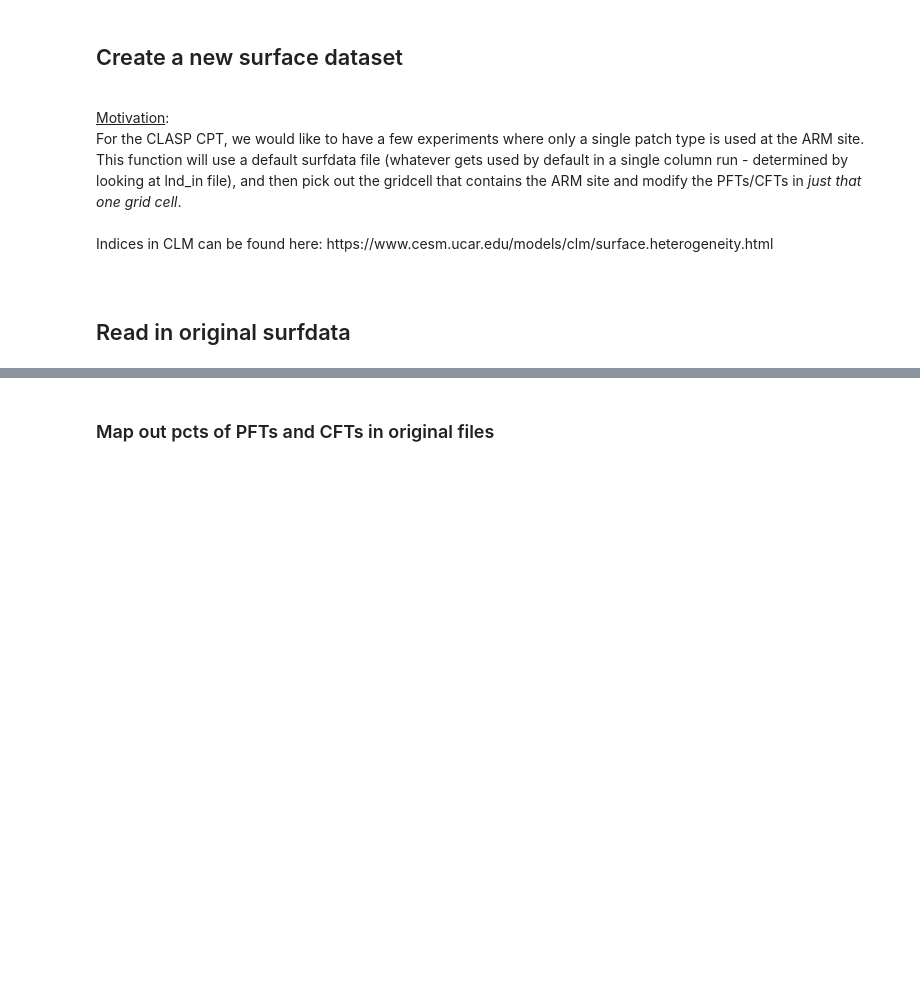
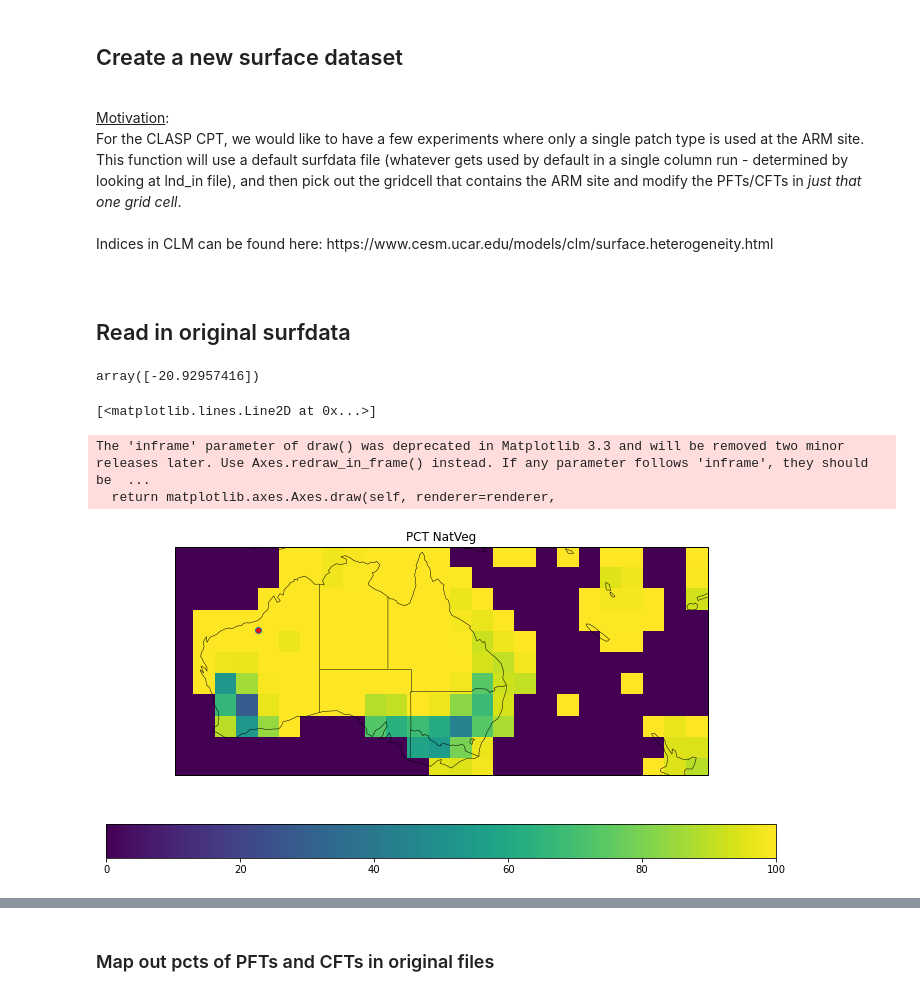
Before and after one commit to megandevlan/CLASP-CESM2_analysis, a Jupyter notebook: Create_NewSurfdata.ipynb, the cells around one changed output, grey strips where cells are left out. Cells and saved outputs as stored; diff of their text form; code cells hidden in the pictures; blank space fills up the shorter version.

```diff
--- a/Create_NewSurfdata.ipynb
+++ b/Create_NewSurfdata.ipynb
@@ -33,3 +33,43 @@ cft    = surfdata.cft.values
 # ARM site location
 armLon = 262.5
 armLat = 36.6
+# %%
+checkLon = 122
+checkLat = -20
+
+np.shape(lsmlat)
+
+ilat = np.where((lsmlat[:,0]>=checkLat-1.5) & (lsmlat[:,0]<=checkLat+1.5))[0]
+ilon = np.where((lsmlon[0,:]>=checkLon-1.2) & (lsmlon[0,:]<=checkLon+1.2))[0]
+lsmlat[ilat,0]
+# %% [output]
+array([-20.92957416])
+# %%
+fig, ax1 = plt.subplots(1,1, figsize=(12, 6),
+                        facecolor='w', edgecolor='k',
+                        subplot_kw={'projection':ccrs.PlateCarree()})
+ax1.set_extent([110,180,-40,-10], crs=ccrs.PlateCarree())
+
+ax1.coastlines(linewidth=0.5,edgecolor='0.25')
+ax1.add_feature(cfeature.BORDERS,linewidth=0.5,edgecolor='0.25')
+#   Set up to add states to plots
+states_provinces = cfeature.NaturalEarthFeature(
+    category='cultural',
+    name='admin_1_states_provinces_lines',
+    scale='50m',
+    facecolor='none')
+ax1.add_feature(states_provinces,edgecolor='k',linewidth=0.5)
+
+# Add plot of PCT_NATVEG (percentage of each gridcell that's naturally vegetated)
+cplot = ax1.pcolor(lsmlon,lsmlat,surfdata.PCT_NATVEG.values)
+cbar  = plt.colorbar(cplot, orientation='horizontal')
+ax1.set_title('PCT NatVeg')
+
+# Add point for ARM site
+# ax1.plot(armLon,armLat,'o',markerfacecolor='r',transform=ccrs.PlateCarree())
+ax1.plot(lsmlon[0,ilon], lsmlat[ilat,0],'o',markerfacecolor='r',transform=ccrs.PlateCarree())
+# %% [output]
+[<matplotlib.lines.Line2D at 0x...>]
+The 'inframe' parameter of draw() was deprecated in Matplotlib 3.3 and will be removed two minor releases later. Use Axes.redraw_in_frame() instead. If any parameter follows 'inframe', they should be  ...
+  return matplotlib.axes.Axes.draw(self, renderer=renderer,
+[figure, added]
```
Also changed, not shown: parts of 2 cells of this notebook, 14 other files.
